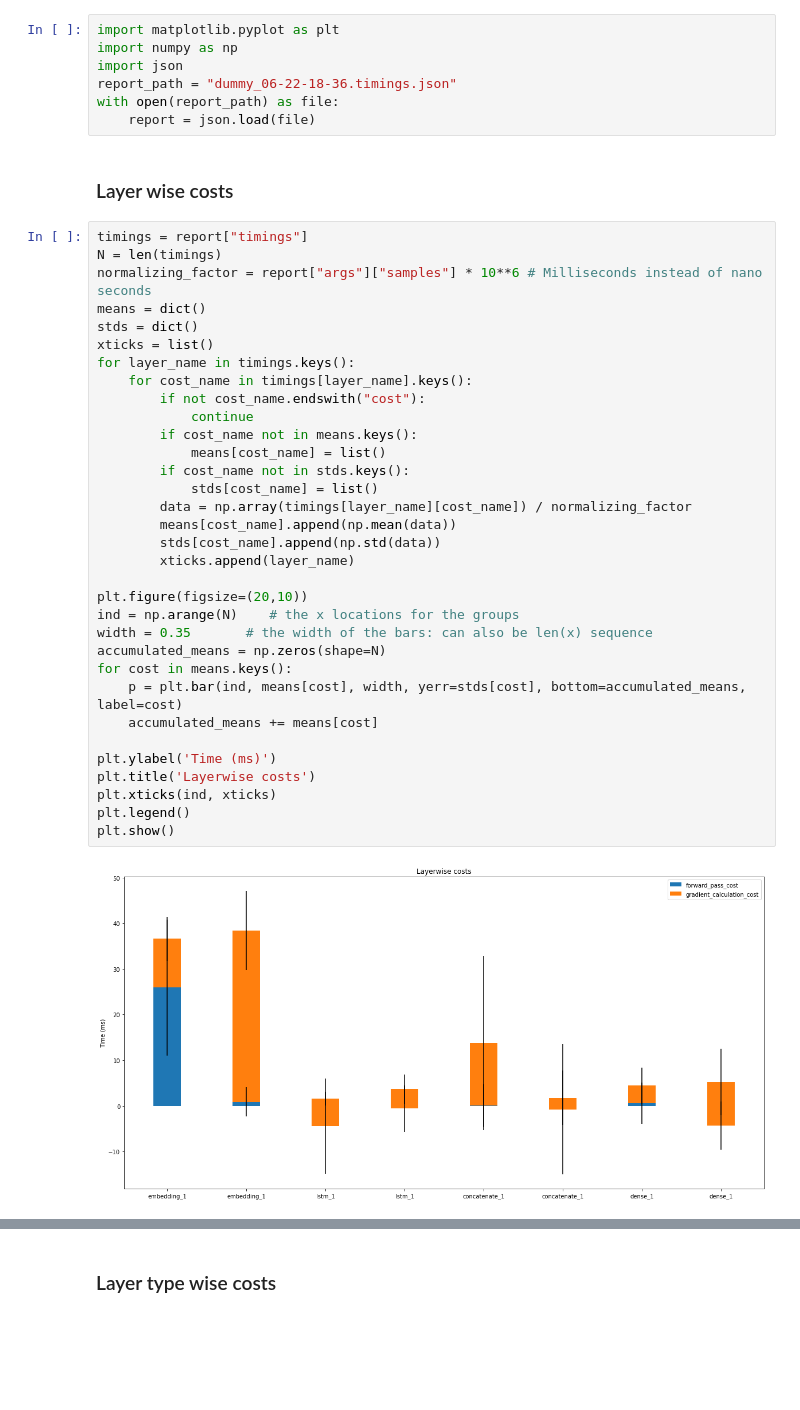
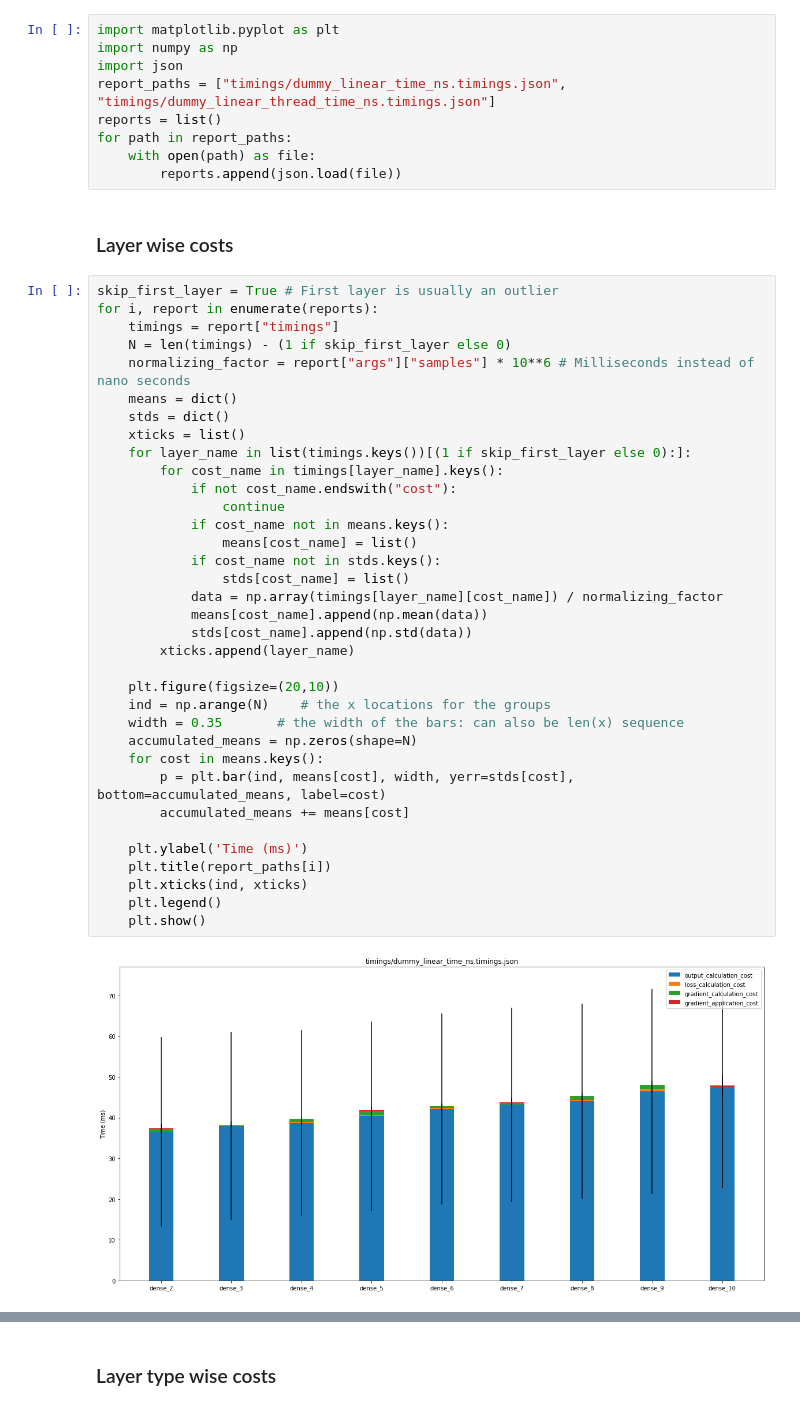
Before and after one commit to ChenYuHo/schedule-simulator, a Jupyter notebook: model_extraction/timing_profile_visualization.ipynb, the cells around one changed output, grey strips where cells are left out. Saved outputs shown, nothing was run; the diff lists cells and outputs as text; blank space fills up the shorter version.

```diff
--- a/model_extraction/timing_profile_visualization.ipynb
+++ b/model_extraction/timing_profile_visualization.ipynb
@@ -5,43 +5,47 @@ In this notebook we will visualize different costs associated with different pop
 import matplotlib.pyplot as plt
 import numpy as np
 import json
-report_path = "dummy_06-22-18-36.timings.json"
-with open(report_path) as file:
-    report = json.load(file)
+report_paths = ["timings/dummy_linear_time_ns.timings.json", "timings/dummy_linear_thread_time_ns.timings.json"]
+reports = list()
+for path in report_paths:
+    with open(path) as file:
+        reports.append(json.load(file))
 # %% [markdown]
 ### Layer wise costs
 # %%
-timings = report["timings"]
-N = len(timings)
-normalizing_factor = report["args"]["samples"] * 10**6 # Milliseconds instead of nano seconds
-means = dict()
-stds = dict()
-xticks = list()
-for layer_name in timings.keys():
-    for cost_name in timings[layer_name].keys():
-        if not cost_name.endswith("cost"):
-            continue
-        if cost_name not in means.keys():
-            means[cost_name] = list()
-        if cost_name not in stds.keys():
-            stds[cost_name] = list()
-        data = np.array(timings[layer_name][cost_name]) / normalizing_factor
-        means[cost_name].append(np.mean(data))
-        stds[cost_name].append(np.std(data))
+skip_first_layer = True # First layer is usually an outlier
+for i, report in enumerate(reports):
+    timings = report["timings"]
+    N = len(timings) - (1 if skip_first_layer else 0)
+    normalizing_factor = report["args"]["samples"] * 10**6 # Milliseconds instead of nano seconds
+    means = dict()
+    stds = dict()
+    xticks = list()
+    for layer_name in list(timings.keys())[(1 if skip_first_layer else 0):]:
+        for cost_name in timings[layer_name].keys():
+            if not cost_name.endswith("cost"):
+                continue
+            if cost_name not in means.keys():
+                means[cost_name] = list()
+            if cost_name not in stds.keys():
+                stds[cost_name] = list()
+            data = np.array(timings[layer_name][cost_name]) / normalizing_factor
+            means[cost_name].append(np.mean(data))
+            stds[cost_name].append(np.std(data))
         xticks.append(layer_name)
 
-plt.figure(figsize=(20,10))
-ind = np.arange(N)    # the x locations for the groups
-width = 0.35       # the width of the bars: can also be len(x) sequence
-accumulated_means = np.zeros(shape=N)
-for cost in means.keys():
-    p = plt.bar(ind, means[cost], width, yerr=stds[cost], bottom=accumulated_means, label=cost)
-    accumulated_means += means[cost]
+    plt.figure(figsize=(20,10))
+    ind = np.arange(N)    # the x locations for the groups
+    width = 0.35       # the width of the bars: can also be len(x) sequence
+    accumulated_means = np.zeros(shape=N)
+    for cost in means.keys():
+        p = plt.bar(ind, means[cost], width, yerr=stds[cost], bottom=accumulated_means, label=cost)
+        accumulated_means += means[cost]
 
-plt.ylabel('Time (ms)')
-plt.title('Layerwise costs')
-plt.xticks(ind, xticks)
-plt.legend()
-plt.show()
+    plt.ylabel('Time (ms)')
+    plt.title(report_paths[i])
+    plt.xticks(ind, xticks)
+    plt.legend()
+    plt.show()
 # %% [output]
-[figure, old version]
+[figure, new version]
```
Also changed, not shown: parts of 1 cell of this notebook, 1 other file.
